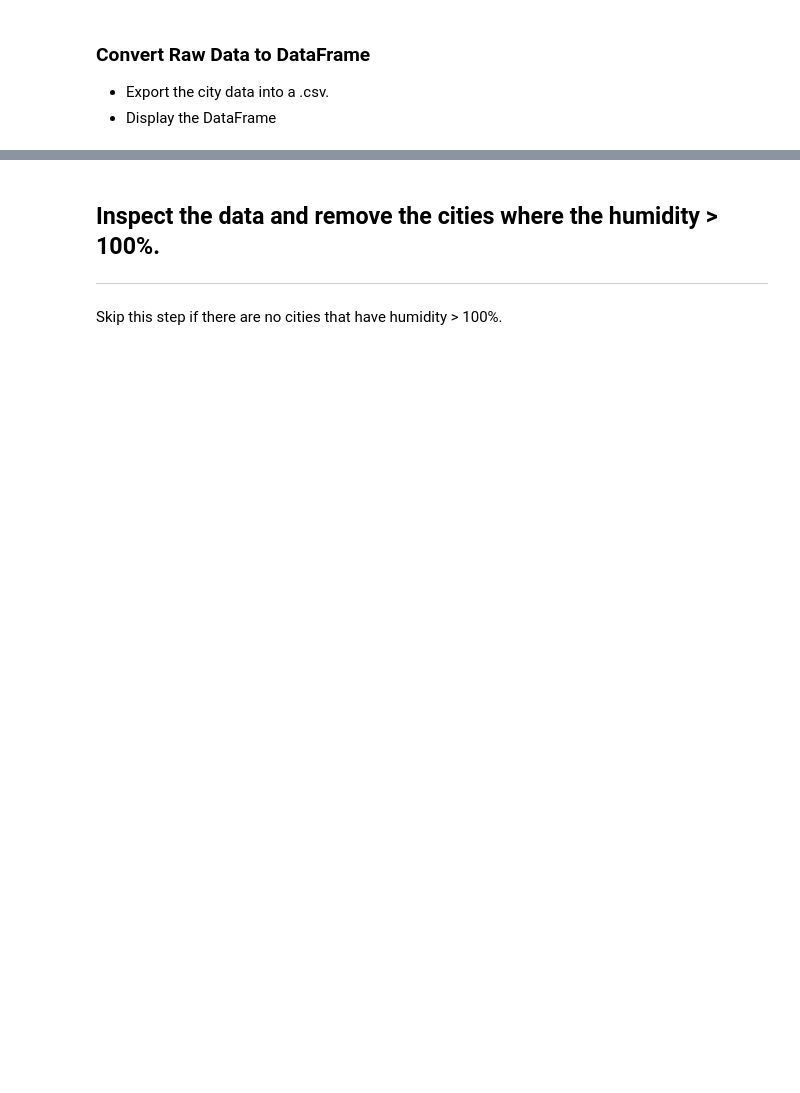
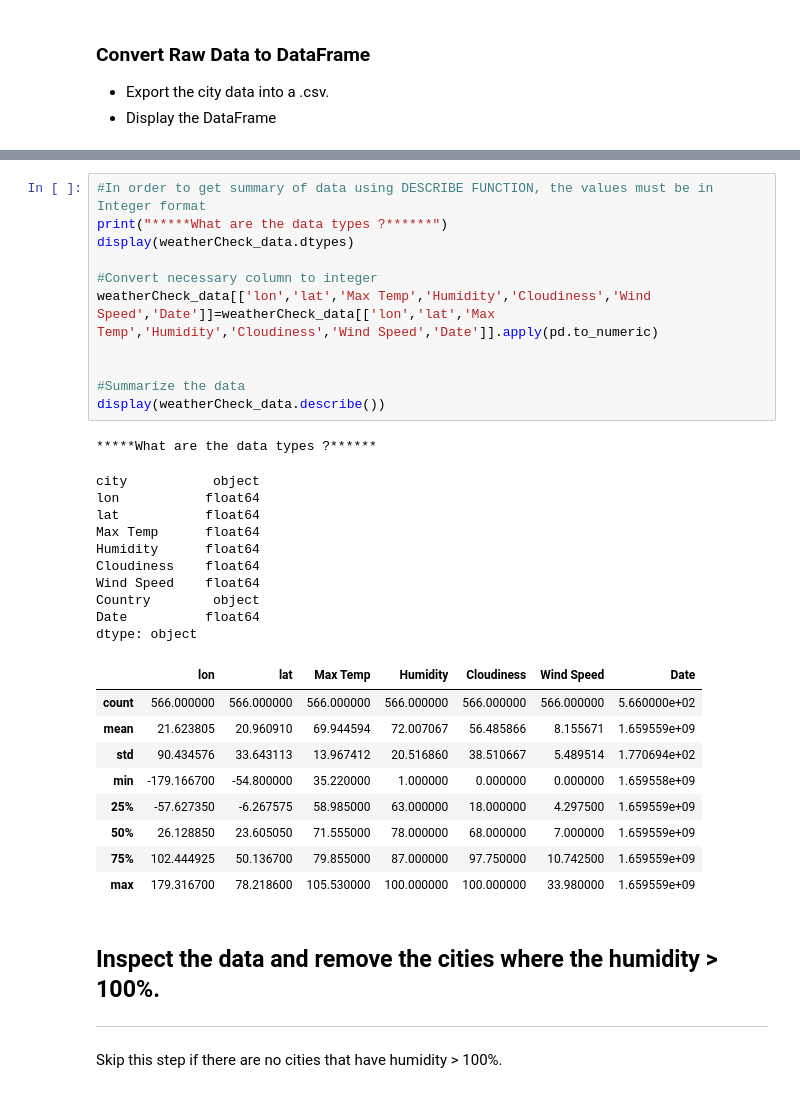
Before and after one commit to crebello711/python-api-challenge, a Jupyter notebook: WeatherPy/WeatherPy.ipynb, the cells around one changed output, grey strips where cells are left out. Saved outputs shown, nothing was run; the diff lists cells and outputs as text; blank space fills up the shorter version.

```diff
--- a/WeatherPy/WeatherPy.ipynb
+++ b/WeatherPy/WeatherPy.ipynb
@@ -98,3 +175,35 @@ Data Retrieval Complete
+# %%
+#In order to get summary of data using DESCRIBE FUNCTION, the values must be in Integer format
+print("*****What are the data types ?******")
+display(weatherCheck_data.dtypes)
+
+#Convert necessary column to integer
+weatherCheck_data[['lon','lat','Max Temp','Humidity','Cloudiness','Wind Speed','Date']]=weatherCheck_data[['lon','lat','Max Temp','Humidity','Cloudiness','Wind Speed','Date']].apply(pd.to_numeric)
+
+
+#Summarize the data
+display(weatherCheck_data.describe())
+# %% [output]
+*****What are the data types ?******
+city           object
+lon           float64
+lat           float64
+Max Temp      float64
+Humidity      float64
+Cloudiness    float64
+Wind Speed    float64
+Country        object
+Date          float64
+dtype: object
+|  | lon | lat | Max Temp | Humidity | Cloudiness | Wind Speed | Date |
+| count | 566.000000 | 566.000000 | 566.000000 | 566.000000 | 566.000000 | 566.000000 | 5.660000e+02 |
+| mean | 21.623805 | 20.960910 | 69.944594 | 72.007067 | 56.485866 | 8.155671 | 1.659559e+09 |
+| std | 90.434576 | 33.643113 | 13.967412 | 20.516860 | 38.510667 | 5.489514 | 1.770694e+02 |
+| min | -179.166700 | -54.800000 | 35.220000 | 1.000000 | 0.000000 | 0.000000 | 1.659558e+09 |
+| 25% | -57.627350 | -6.267575 | 58.985000 | 63.000000 | 18.000000 | 4.297500 | 1.659559e+09 |
+| 50% | 26.128850 | 23.605050 | 71.555000 | 78.000000 | 68.000000 | 7.000000 | 1.659559e+09 |
+| 75% | 102.444925 | 50.136700 | 79.855000 | 87.000000 | 97.750000 | 10.742500 | 1.659559e+09 |
+| max | 179.316700 | 78.218600 | 105.530000 | 100.000000 | 100.000000 | 33.980000 | 1.659559e+09 |
 # %% [markdown]
 ## Inspect the data and remove the cities where the humidity > 100%.
 ----
```
Also changed, not shown: parts of 11 cells of this notebook, 1 other file.
